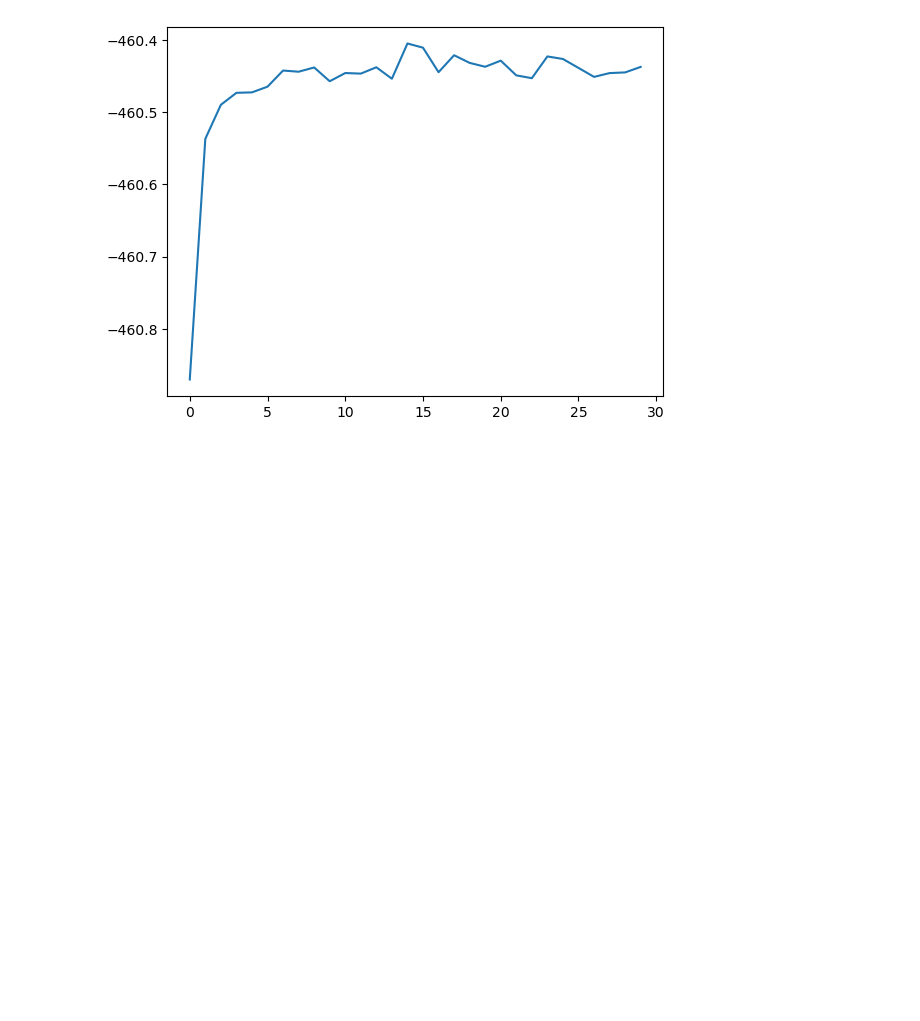
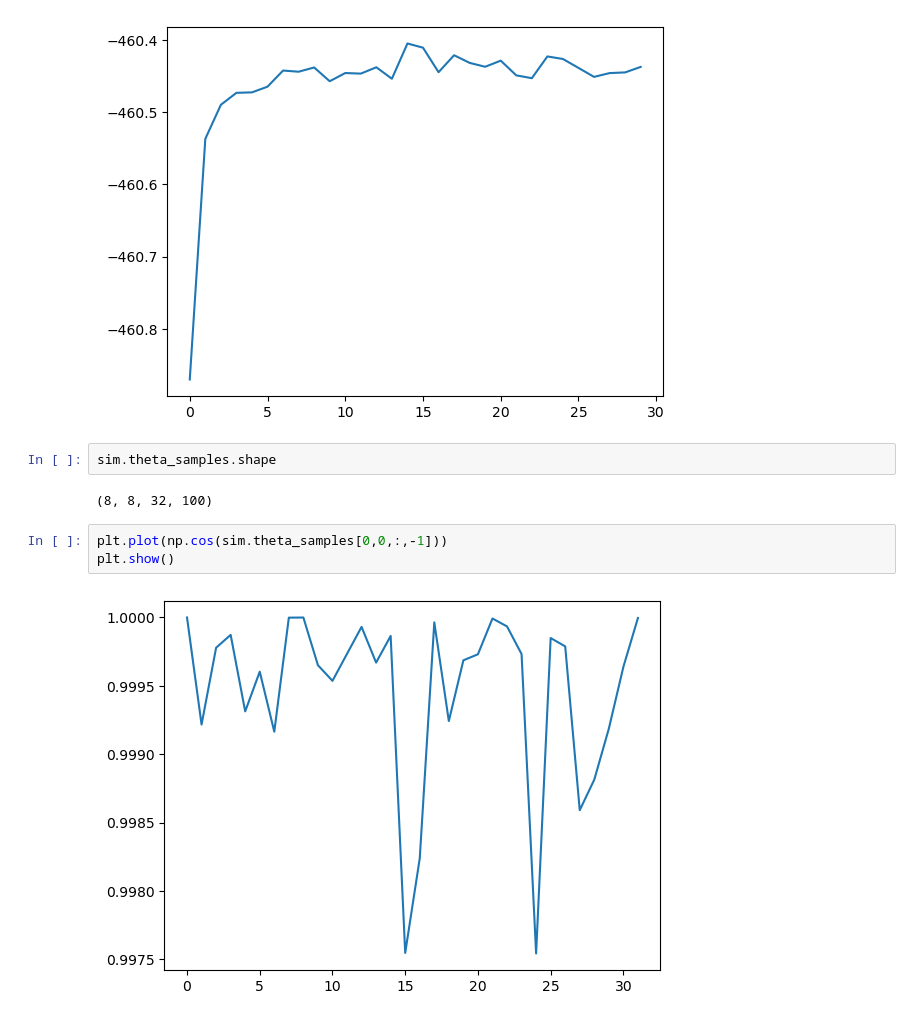
Before and after one commit to j-curtis/QMC_XY_rotor, a Jupyter notebook: testing.ipynb, the cells around one changed output. Drawn from its saved outputs; the diff is of its cells as text; blank space fills up the shorter version.

```diff
--- a/testing.ipynb
+++ b/testing.ipynb
@@ -338,3 +368,12 @@ for i in range(len(Ms)):
 [figure]
 [figure]
 [figure]
+# %%
+sim.theta_samples.shape
+# %% [output]
+(8, 8, 32, 100)
+# %%
+plt.plot(np.cos(sim.theta_samples[0,0,:,-1]))
+plt.show()
+# %% [output]
+[figure, added]
```
Also changed, not shown: parts of 5 cells of this notebook, 1 other file.
